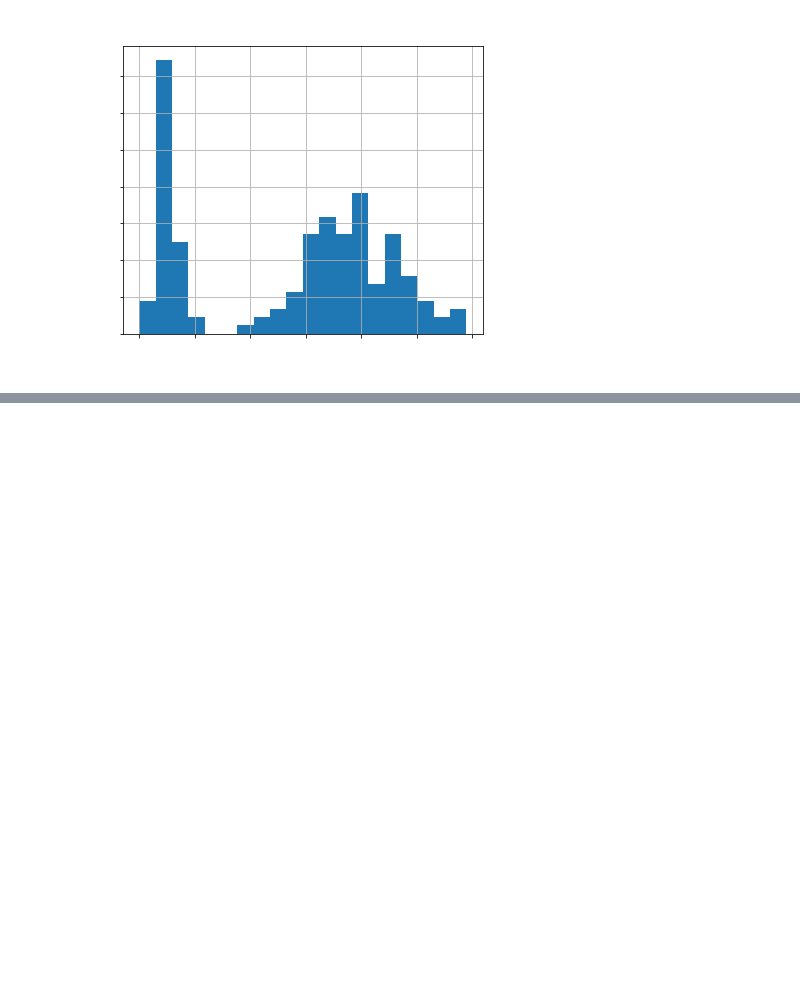
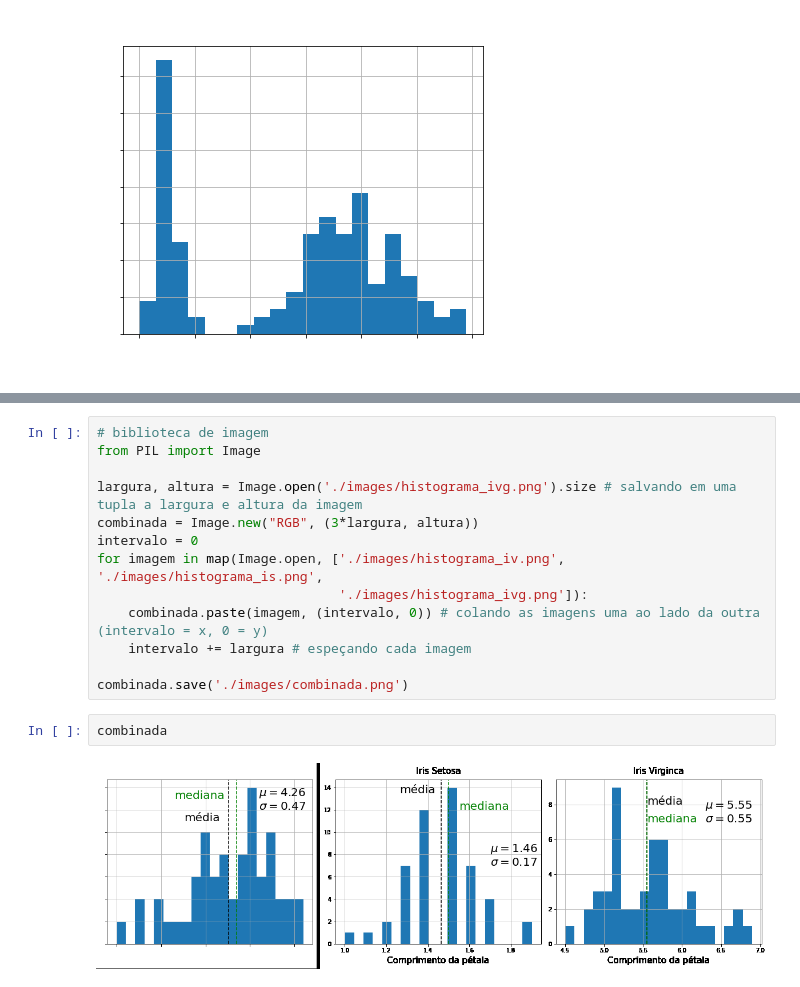
Before and after one commit to MM-coder-bit/Data_Visualization_MatPlotLib, a Jupyter notebook: 2 - Customização matplotlib iris.ipynb, the cells around one changed output, grey strips where cells are left out. Drawn from its saved outputs; the diff is of its cells as text; blank space fills up the shorter version.

```diff
--- a/2 - Customização matplotlib iris.ipynb
+++ b/2 - Customização matplotlib iris.ipynb
@@ -123,0 +214,17 @@ Text(4.35, 31, 'mediana')
+# %%
+# biblioteca de imagem
+from PIL import Image
+
+largura, altura = Image.open('./images/histograma_ivg.png').size # salvando em uma tupla a largura e altura da imagem
+combinada = Image.new("RGB", (3*largura, altura))
+intervalo = 0
+for imagem in map(Image.open, ['./images/histograma_iv.png', './images/histograma_is.png',
+                               './images/histograma_ivg.png']):
+    combinada.paste(imagem, (intervalo, 0)) # colando as imagens uma ao lado da outra (intervalo = x, 0 = y)
+    intervalo += largura # espeçando cada imagem
+
+combinada.save('./images/combinada.png')
+# %%
+combinada
+# %% [output]
+[figure, added]
```
Also changed, not shown: parts of 6 cells of this notebook, 4 other files.
